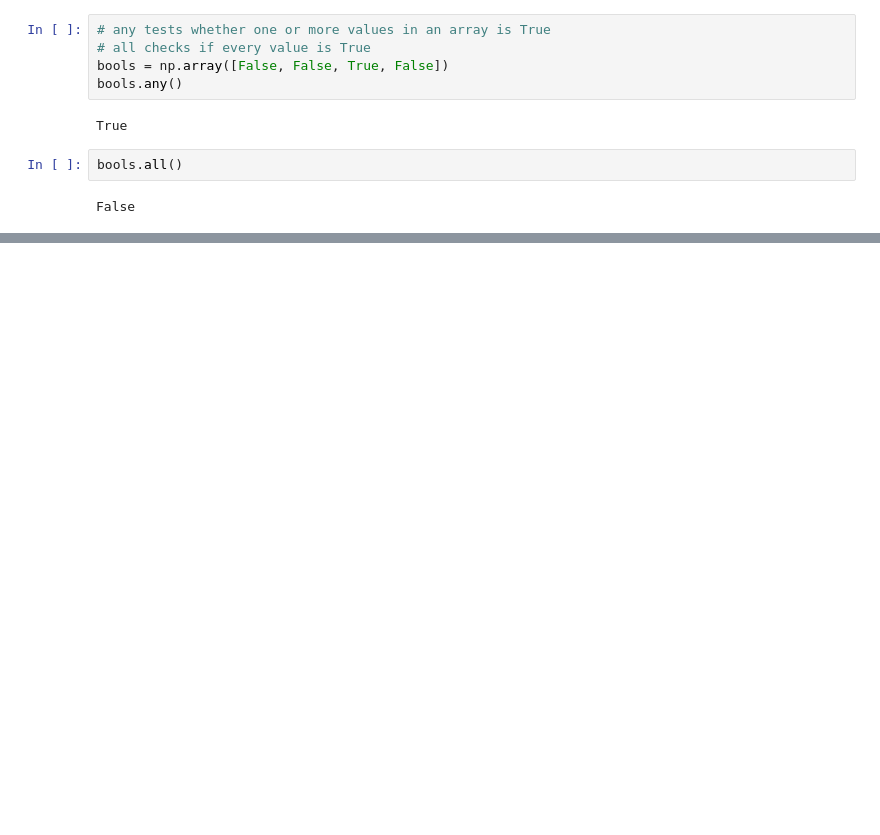
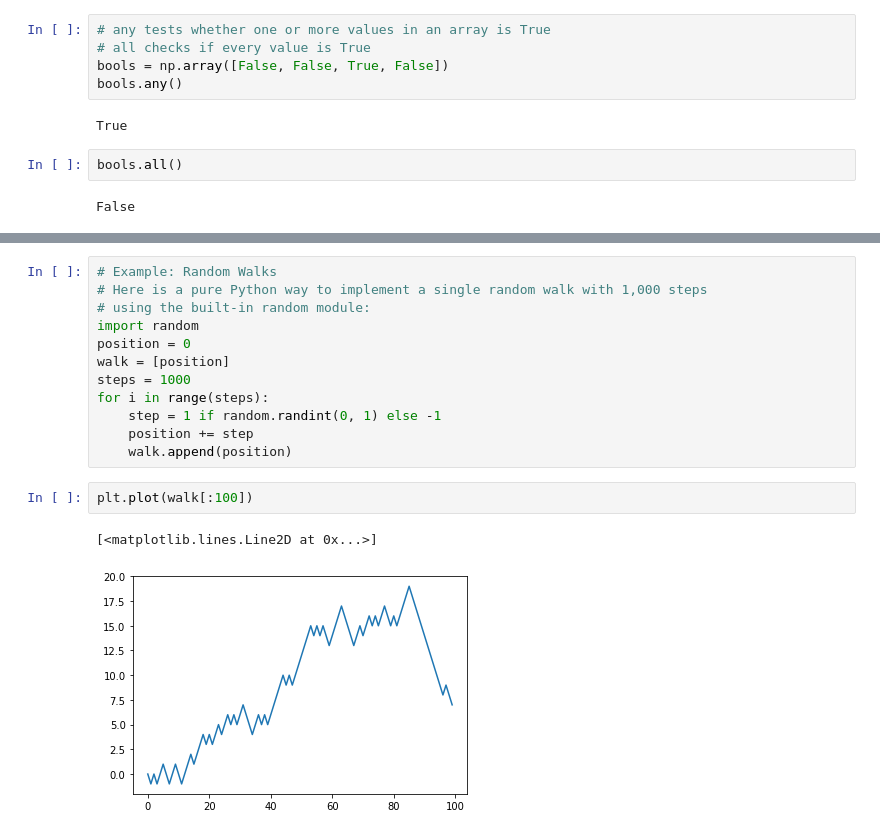
Before and after one commit to jonathancz/ML-Data-Analysis, a Jupyter notebook: Chapter 4 - NumPy Basics - Arrays and Vectorized Computation/Chapter 4.ipynb, the cells around one changed output, grey strips where cells are left out. Cells and saved outputs as stored; diff of their text form; blank space fills up the shorter version.

```diff
--- a/Chapter 4 - NumPy Basics - Arrays and Vectorized Computation/Chapter 4.ipynb
+++ b/Chapter 4 - NumPy Basics - Arrays and Vectorized Computation/Chapter 4.ipynb
@@ -699,0 +826,17 @@ False
+# %%
+# Example: Random Walks
+# Here is a pure Python way to implement a single random walk with 1,000 steps
+# using the built-in random module:
+import random
+position = 0
+walk = [position]
+steps = 1000
+for i in range(steps):
+    step = 1 if random.randint(0, 1) else -1
+    position += step
+    walk.append(position)
+# %%
+plt.plot(walk[:100])
+# %% [output]
+[<matplotlib.lines.Line2D at 0x...>]
+[figure, added]
```
Also changed, not shown: parts of 62 cells of this notebook.
